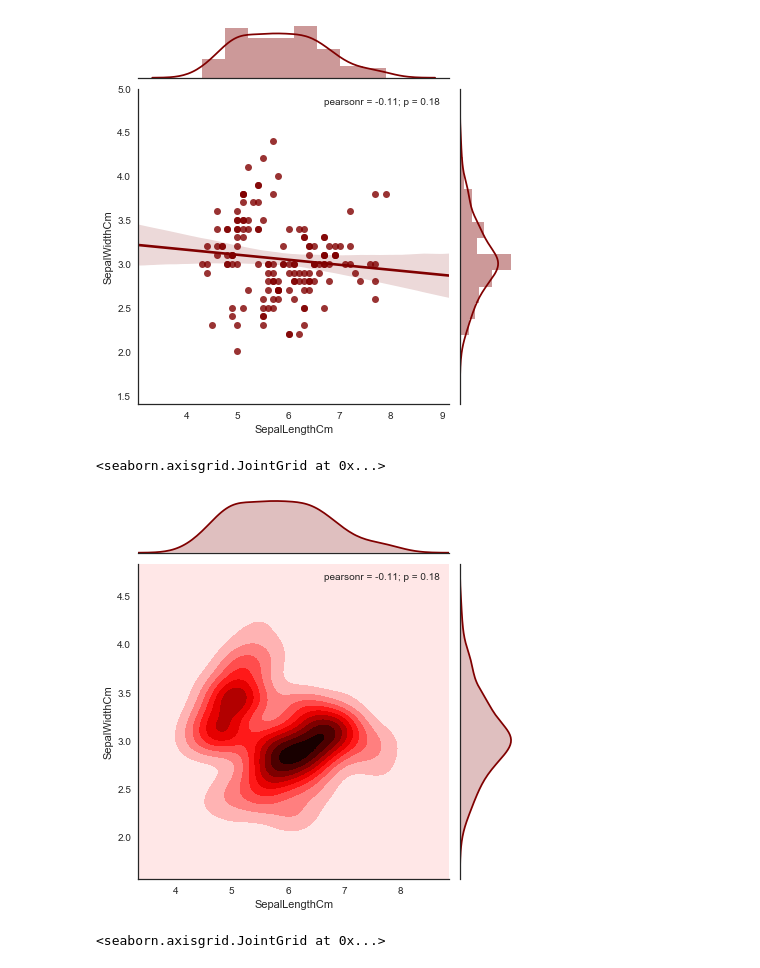
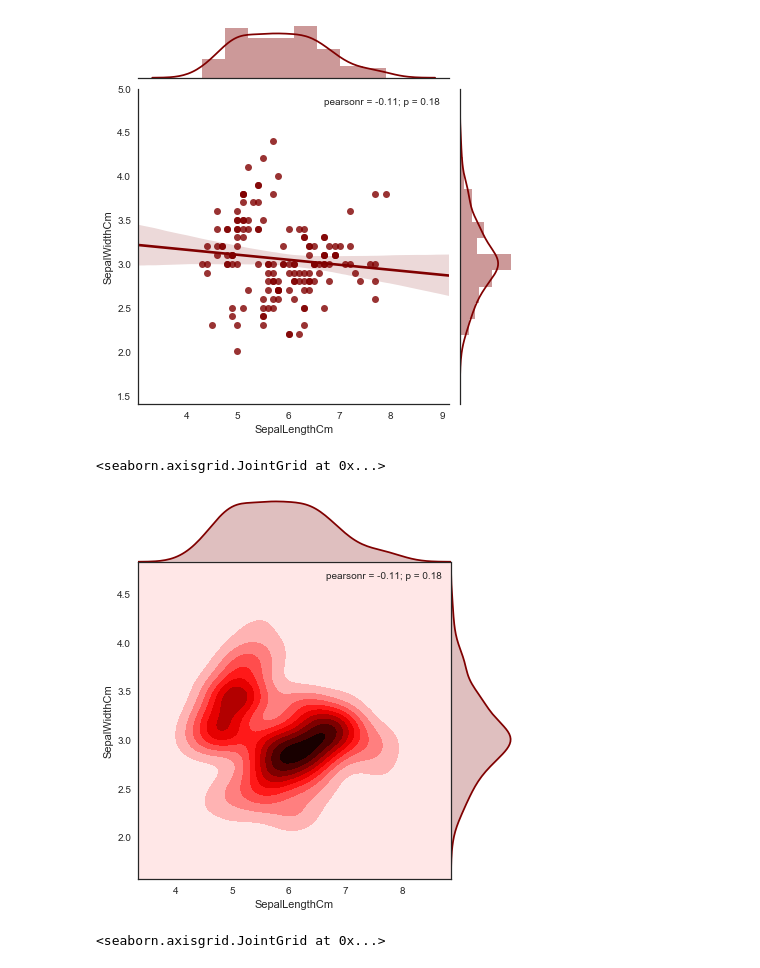
Before and after one commit to alwaysarian/Data-Visualization, a Jupyter notebook: Project 1 - Iris.ipynb, the cells around one changed output. Drawn from its saved outputs; the diff is of its cells as text; code cells hidden in the pictures.

```diff
--- a/Project 1 - Iris.ipynb
+++ b/Project 1 - Iris.ipynb
@@ -73,10 +74,10 @@ sns.jointplot(x="SepalLengthCm", y="SepalWidthCm", data=iris, size=6, kind='reg'
 # %%
 # we will use seaborn jointplot shows bivariate scatterplots and univariate histograms with Kernel density
 #estimation in the same figure
-sns.jointplot(x="SepalLengthCm", y="SepalWidthCm", data=iris, size=6, kind='kde', color='#800000')
+sns.jointplot(x="SepalLengthCm", y="SepalWidthCm", data=iris, size=6, kind='kde', color='#800000', space=0)
 # %% [output]
 <seaborn.axisgrid.JointGrid at 0x...>
-[figure, old version]
+[figure, new version]
 # %%
 # we will use seaborn jointplot shows bivariate scatterplots and univariate histograms with hex graph in the same figure
 sns.jointplot(x="SepalLengthCm", y="SepalWidthCm", data=iris, size=6, kind='hex', color='#800000')
```
Also changed, not shown: parts of 18 cells of this notebook.
